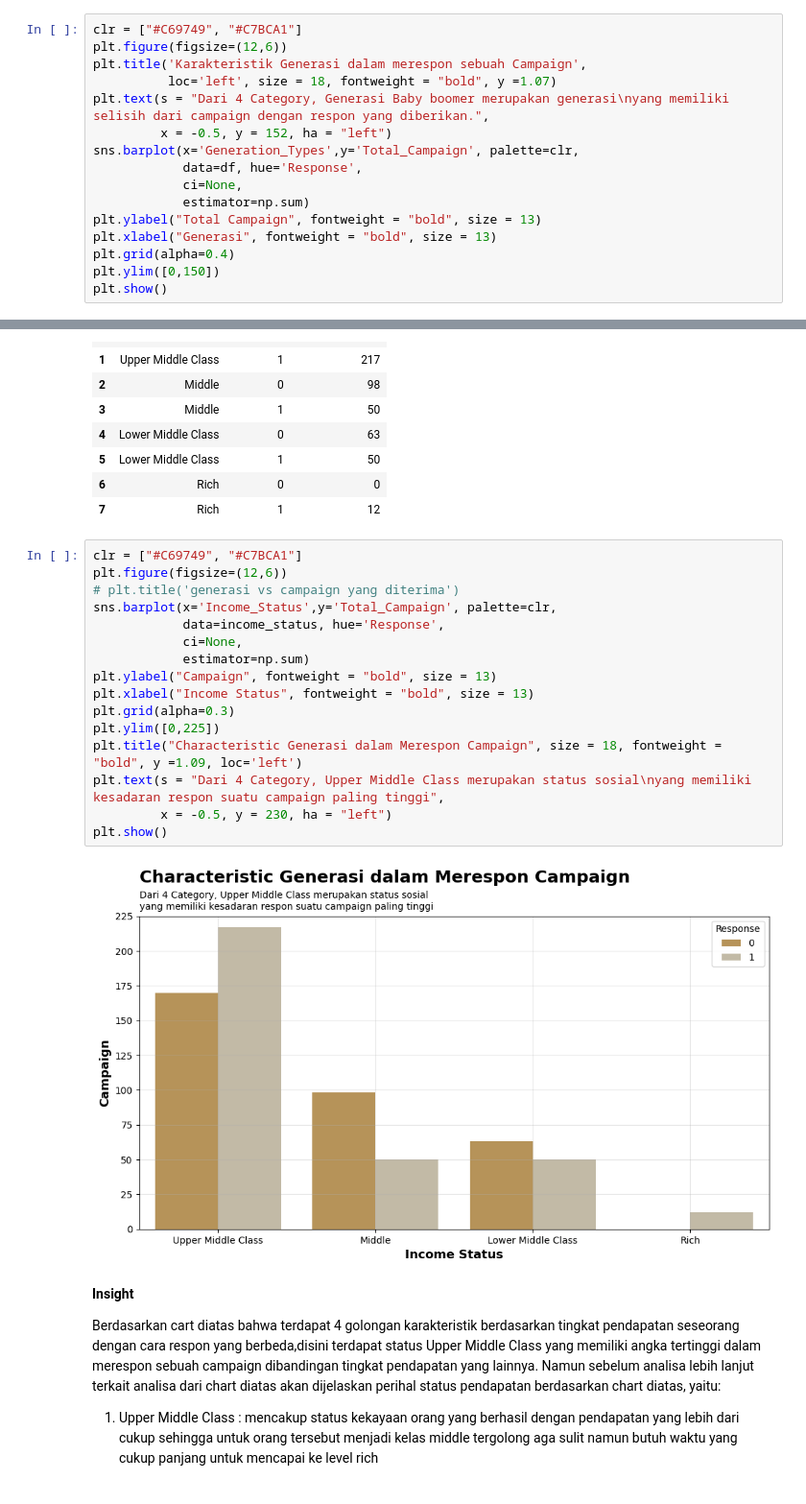
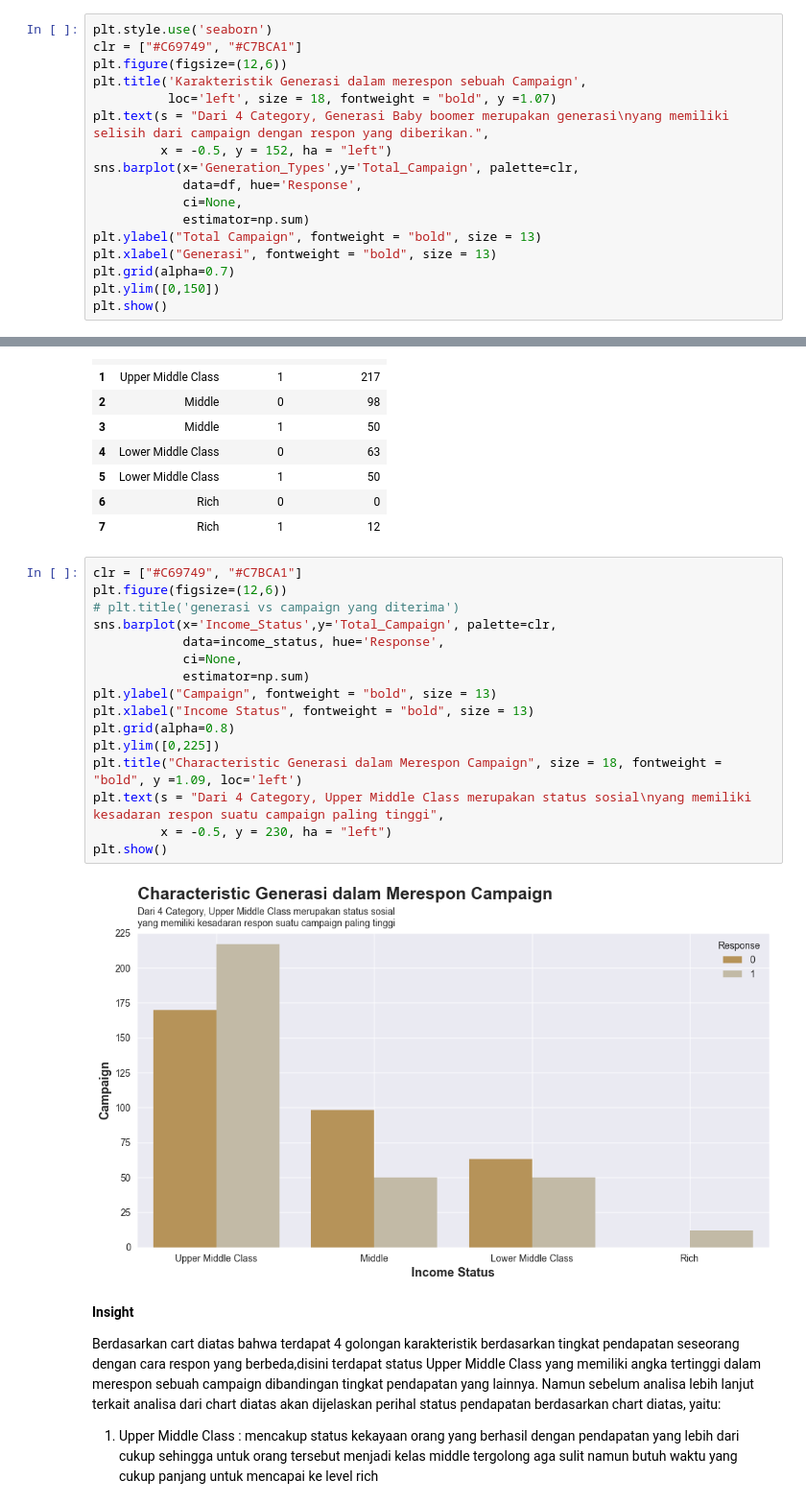
Before and after one commit to hrydwntr/supermarket_customer_analysis, a Jupyter notebook: Full_Capstone_Module_2.ipynb, the cells around one changed output, grey strips where cells are left out. Shown at 96% size. Drawn from its saved outputs; the diff is of its cells as text.

```diff
--- a/Full_Capstone_Module_2.ipynb
+++ b/Full_Capstone_Module_2.ipynb
@@ -633,6 +633,7 @@ Generation_Types[['Generation_Types','Total_Campaign','No_Respon','Response']]
 | 2 | Milenial | 148 | 72 | 76 |
 | 3 | Pre-boomer | 9 | 6 | 3 |
 # %%
+plt.style.use('seaborn')
 clr = ["#C69749", "#C7BCA1"]
 plt.figure(figsize=(12,6))
 plt.title('Karakteristik Generasi dalam merespon sebuah Campaign',
@@ -645,7 +646,7 @@ sns.barplot(x='Generation_Types',y='Total_Campaign', palette=clr,
             estimator=np.sum)
 plt.ylabel("Total Campaign", fontweight = "bold", size = 13)
 plt.xlabel("Generasi", fontweight = "bold", size = 13)
-plt.grid(alpha=0.4)
+plt.grid(alpha=0.7)
 plt.ylim([0,150])
 plt.show()
 # %% [output]
@@ -786,21 +787,21 @@ income_status
 # %%
 clr = ["#C69749", "#C7BCA1"]
 plt.figure(figsize=(12,6))
 # plt.title('generasi vs campaign yang diterima')
 sns.barplot(x='Income_Status',y='Total_Campaign', palette=clr,
             data=income_status, hue='Response',
             ci=None,
             estimator=np.sum)
 plt.ylabel("Campaign", fontweight = "bold", size = 13)
 plt.xlabel("Income Status", fontweight = "bold", size = 13)
-plt.grid(alpha=0.3)
+plt.grid(alpha=0.8)
 plt.ylim([0,225])
 plt.title("Characteristic Generasi dalam Merespon Campaign", size = 18, fontweight = "bold", y =1.09, loc='left')
 plt.text(s = "Dari 4 Category, Upper Middle Class merupakan status sosial\nyang memiliki kesadaran respon suatu campaign paling tinggi",
          x = -0.5, y = 230, ha = "left")
 plt.show()
 # %% [output]
-[figure, old version]
+[figure, new version]
 # %% [markdown]
 **Insight**
 <P>Berdasarkan cart diatas bahwa terdapat 4 golongan karakteristik berdasarkan tingkat pendapatan seseorang dengan cara respon yang berbeda,disini terdapat status Upper Middle Class yang memiliki angka tertinggi dalam merespon sebuah campaign dibandingan tingkat pendapatan yang lainnya. Namun sebelum analisa lebih lanjut terkait analisa dari chart diatas akan dijelaskan perihal status pendapatan berdasarkan chart diatas, yaitu:<P>
```
Also changed, not shown: parts of 6 cells of this notebook, 2 other files.
